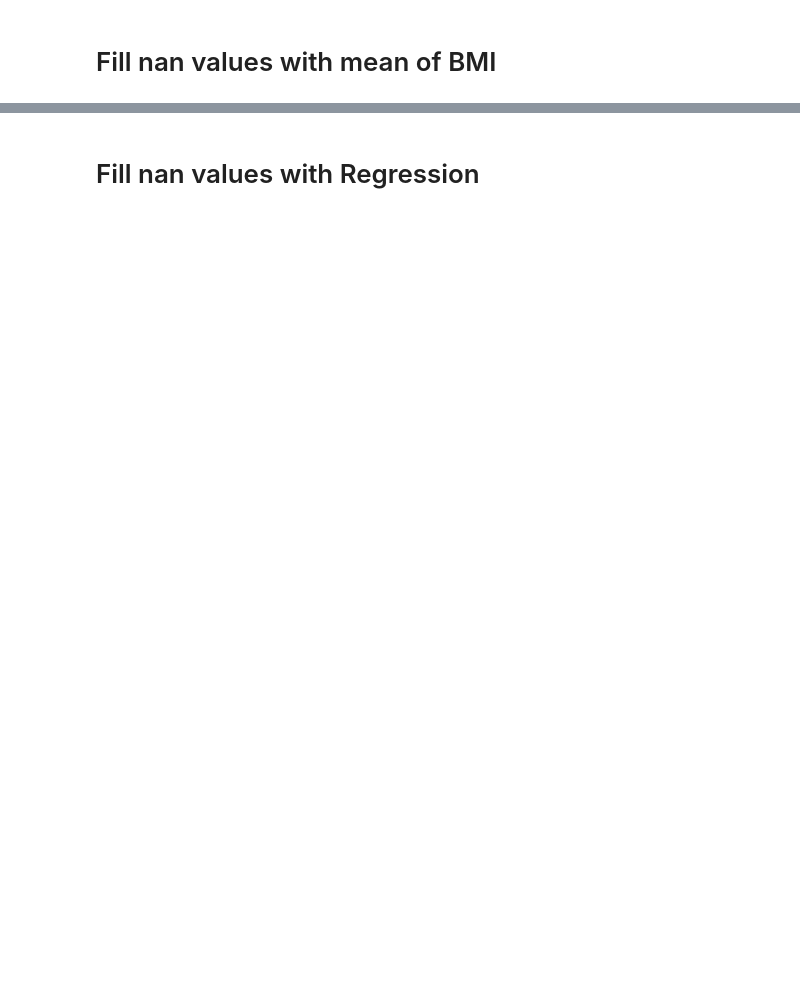
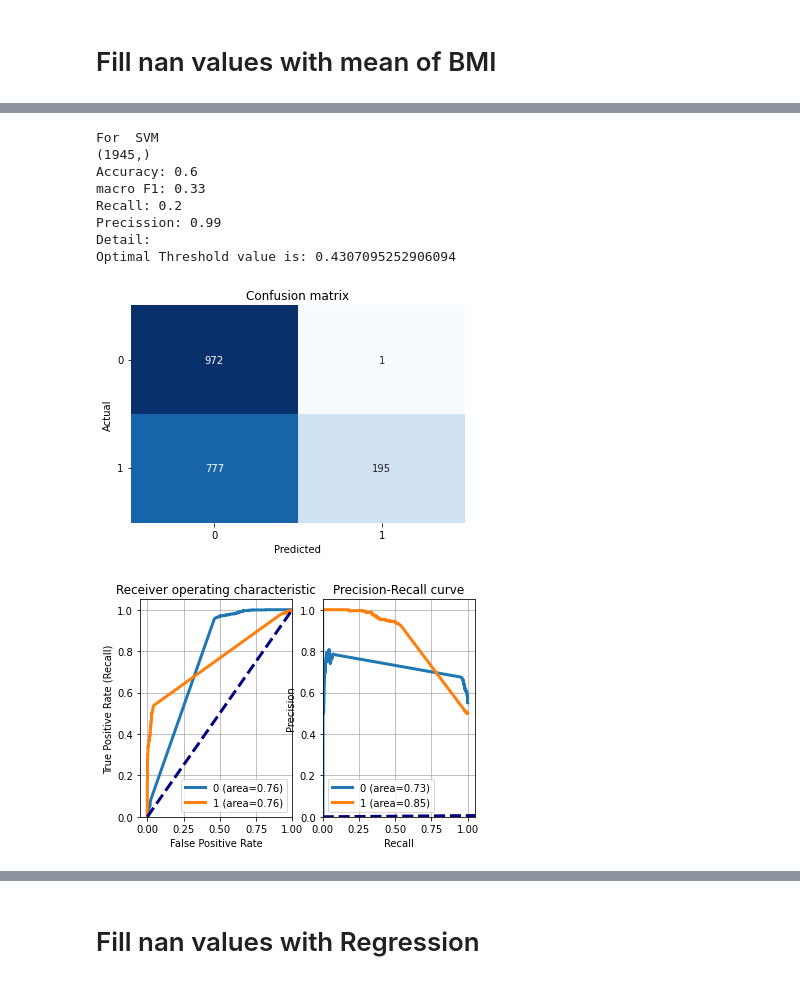
Before and after one commit to icsd13152/StrokePrediction_EDA_ML, a Jupyter notebook: StrokePrediction/src/Stroke Prediction EDA and ML prediction.ipynb, the cells around one changed output, grey strips where cells are left out. Saved outputs shown, nothing was run; the diff lists cells and outputs as text; code cells hidden in the pictures; blank space fills up the shorter version.

```diff
--- a/StrokePrediction/src/Stroke Prediction EDA and ML prediction.ipynb
+++ b/StrokePrediction/src/Stroke Prediction EDA and ML prediction.ipynb
@@ -1606,0 +871,13 @@ getMetrics(clf)
+# %%
+getMetrics(SVM1,"SVM")
+# %% [output]
+For  SVM
+(1945,)
+Accuracy: 0.6
+macro F1: 0.33
+Recall: 0.2
+Precission: 0.99
+Detail:
+Optimal Threshold value is: 0.4307095252906094
+[figure, added]
+[figure, added]
```
Also changed, not shown: parts of 78 cells of this notebook, 25 other files.
